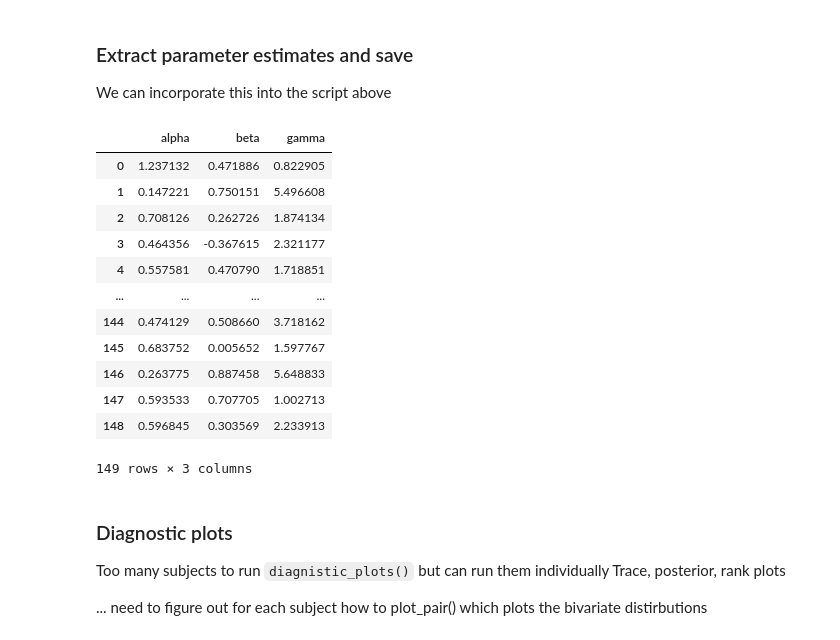
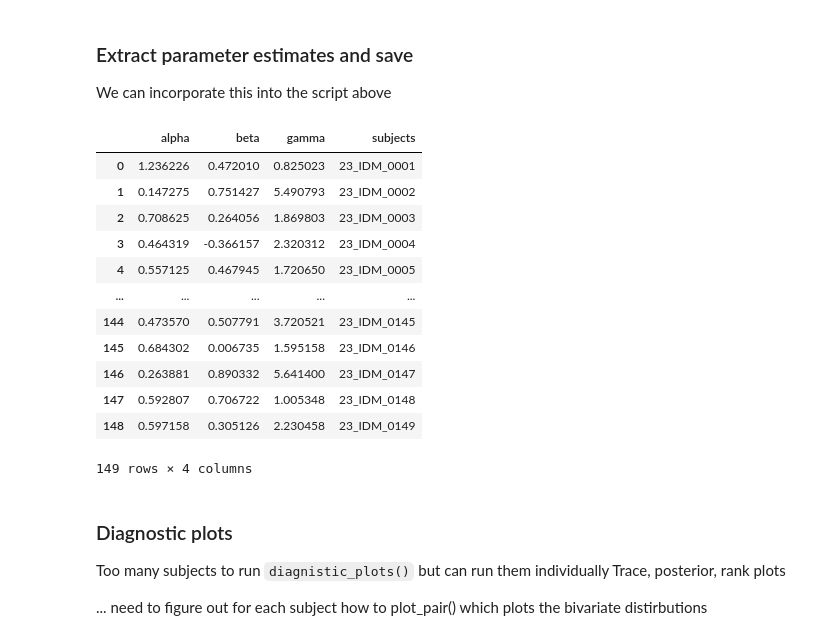
Before and after one commit to CDN-Lab/BH_model, a Jupyter notebook: crdm/hierarchical_model.ipynb, the cells around one changed output. Cells and saved outputs as stored; diff of their text form; code cells hidden in the pictures.

Commit message:
added subject column and reran script

```diff
--- a/crdm/hierarchical_model.ipynb
+++ b/crdm/hierarchical_model.ipynb
@@ -225,35 +229,35 @@ We can incorporate this into the script above
 # %%
 def extract_mean(fn,var_names=['alpha','beta','gamma'],subjects=[]):
     nb_subjects = len(subjects)
     df = pd.read_csv(fn,index_col=0)
     df_bhm = pd.DataFrame([],columns=var_names)
-    df_bhm['subjects'] = subjects
+    df_bhm['subject'] = subjects
     for var in var_names:
         ind_list = ['{}[{}]'.format(var,sub_id) for sub_id in range(nb_subjects)]
         df_bhm[var] = df.loc[df.index.isin(ind_list)]['mean'].reset_index(drop=True)
     return df_bhm
 
 experiment='v002'
 bhm_dir = '/Volumes/UCDN/datasets/IDM/utility/BHM/'
 bhm_fn = os.path.join(bhm_dir,'crdm','BHM_model_summary_{}.csv'.format(experiment))
 df_bhm = extract_mean(bhm_fn,var_names=['alpha','beta','gamma'],subjects=subjects)
 split_CRDM_fn = os.path.join(bhm_dir,'split_CRDM_BHM.csv')
 df_bhm.to_csv(split_CRDM_fn)
 df_bhm
 # %% [output]
-|  | alpha | beta | gamma |
-| 0 | 1.237132 | 0.471886 | 0.822905 |
-| 1 | 0.147221 | 0.750151 | 5.496608 |
-| 2 | 0.708126 | 0.262726 | 1.874134 |
-| 3 | 0.464356 | -0.367615 | 2.321177 |
-| 4 | 0.557581 | 0.470790 | 1.718851 |
-| ... | ... | ... | ... |
-| 144 | 0.474129 | 0.508660 | 3.718162 |
-| 145 | 0.683752 | 0.005652 | 1.597767 |
-| 146 | 0.263775 | 0.887458 | 5.648833 |
-| 147 | 0.593533 | 0.707705 | 1.002713 |
-| 148 | 0.596845 | 0.303569 | 2.233913 |
+|  | alpha | beta | gamma | subjects |
+| 0 | 1.236226 | 0.472010 | 0.825023 | 23_IDM_0001 |
+| 1 | 0.147275 | 0.751427 | 5.490793 | 23_IDM_0002 |
+| 2 | 0.708625 | 0.264056 | 1.869803 | 23_IDM_0003 |
+| 3 | 0.464319 | -0.366157 | 2.320312 | 23_IDM_0004 |
+| 4 | 0.557125 | 0.467945 | 1.720650 | 23_IDM_0005 |
+| ... | ... | ... | ... | ... |
+| 144 | 0.473570 | 0.507791 | 3.720521 | 23_IDM_0145 |
+| 145 | 0.684302 | 0.006735 | 1.595158 | 23_IDM_0146 |
+| 146 | 0.263881 | 0.890332 | 5.641400 | 23_IDM_0147 |
+| 147 | 0.592807 | 0.706722 | 1.005348 | 23_IDM_0148 |
+| 148 | 0.597158 | 0.305126 | 2.230458 | 23_IDM_0149 |
-149 rows × 3 columns
+149 rows × 4 columns
 # %% [markdown]
 ### Diagnostic plots
 
```
Also changed, not shown: parts of 2 cells of this notebook, 1 other file.
